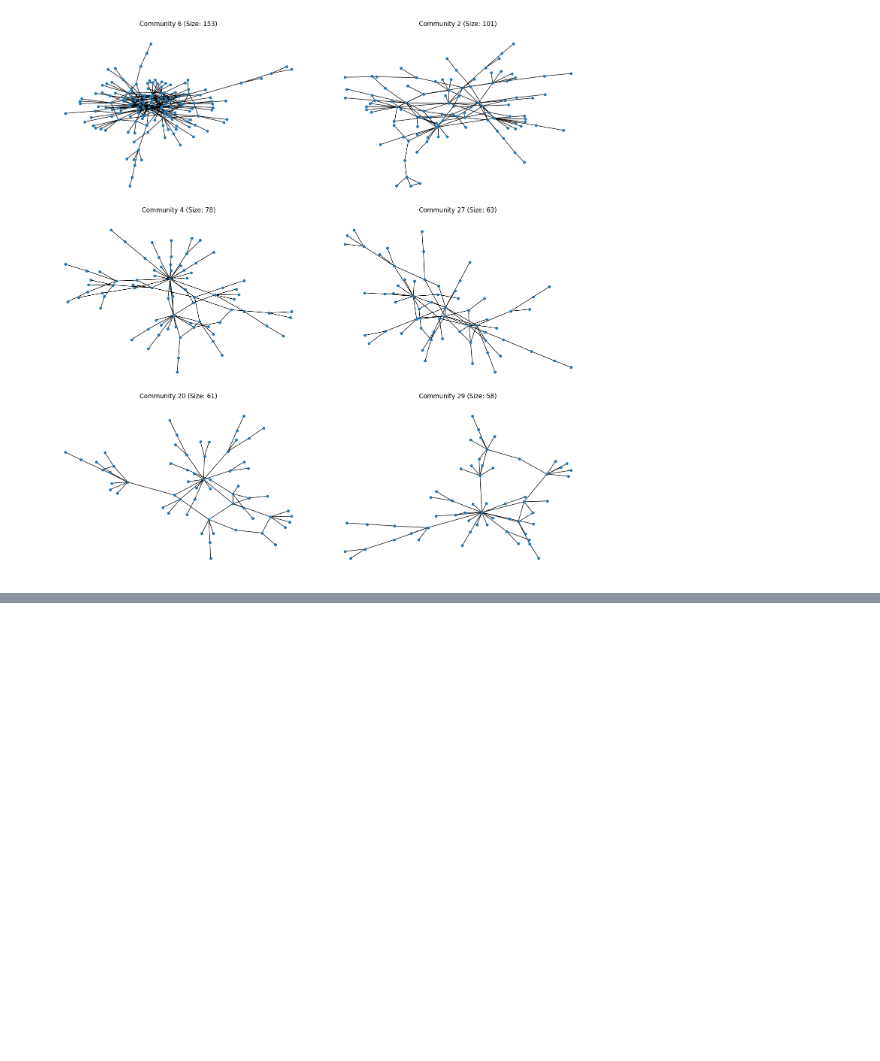
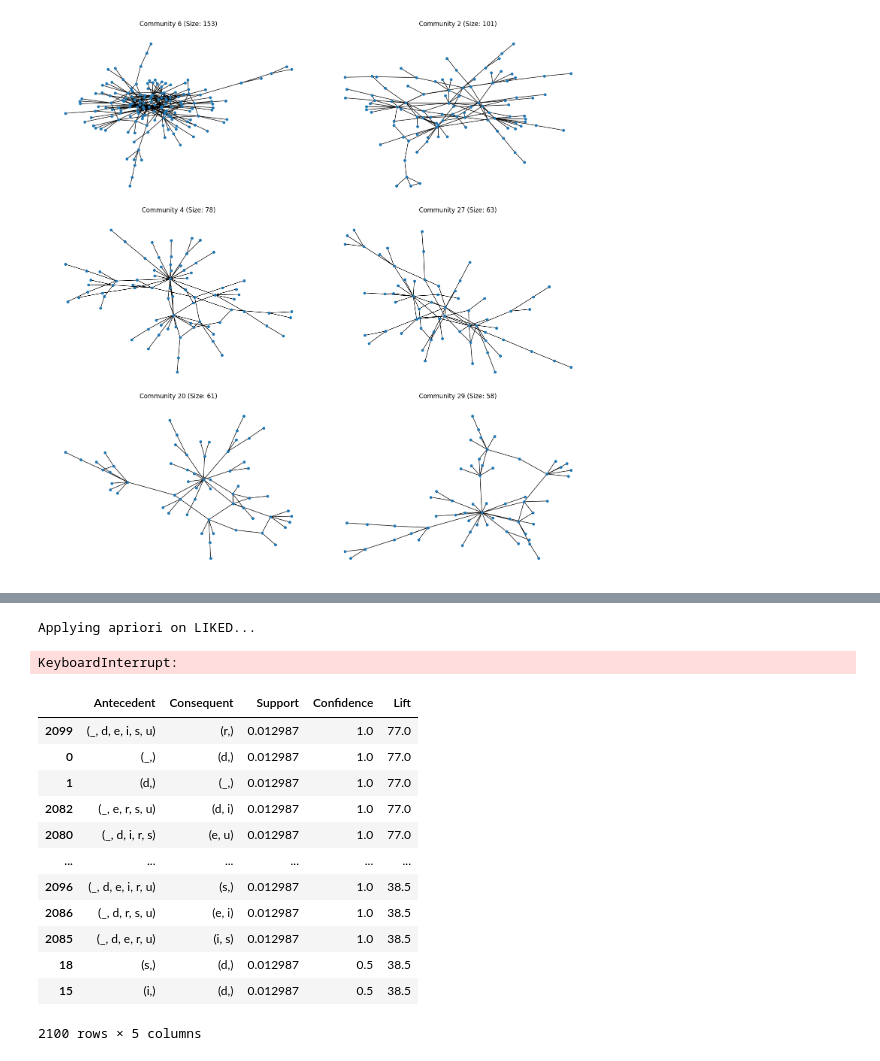
Before and after one commit to Cerlog/02807-project, a Jupyter notebook: merged.ipynb, the cells around one changed output, grey strips where cells are left out. Cells and saved outputs as stored; diff of their text form; code cells hidden in the pictures; blank space fills up the shorter version.

```diff
--- a/merged.ipynb
+++ b/merged.ipynb
@@ -336,0 +372,4 @@ plt.show()
+# %%
+baskets_liked = pd.read_parquet("data/processed/baskets_liked_ids.parquet")
+# %%
+community_6_baskets_liked = baskets_liked[baskets_liked['user_id'].isin(community_6)]
@@ -336,0 +474,32 @@ plt.show()
+# %%
+from apriori import apriori_triangular
+
+
+min_support = 0.01
+min_conf    = 0.3
+
+
+print("Applying apriori on LIKED...")
+frequent_liked = apriori_triangular(transaction, min_support)
+rules_liked    = generate_rules(frequent_liked, transaction, min_conf)
+df_rules_liked = pd.DataFrame(rules_liked).sort_values("Lift", ascending=False)
+df_rules_liked.to_csv("data/processed/apriori_results/rules_liked_community.csv", index=False)
+# %% [output]
+Applying apriori on LIKED...
+KeyboardInterrupt:
+# %%
+df_rules_liked
+# %% [output]
+|  | Antecedent | Consequent | Support | Confidence | Lift |
+| 2099 | (_, d, e, i, s, u) | (r,) | 0.012987 | 1.0 | 77.0 |
+| 0 | (_,) | (d,) | 0.012987 | 1.0 | 77.0 |
+| 1 | (d,) | (_,) | 0.012987 | 1.0 | 77.0 |
+| 2082 | (_, e, r, s, u) | (d, i) | 0.012987 | 1.0 | 77.0 |
+| 2080 | (_, d, i, r, s) | (e, u) | 0.012987 | 1.0 | 77.0 |
+| ... | ... | ... | ... | ... | ... |
+| 2096 | (_, d, e, i, r, u) | (s,) | 0.012987 | 1.0 | 38.5 |
+| 2086 | (_, d, r, s, u) | (e, i) | 0.012987 | 1.0 | 38.5 |
+| 2085 | (_, d, e, r, u) | (i, s) | 0.012987 | 1.0 | 38.5 |
+| 18 | (s,) | (d,) | 0.012987 | 0.5 | 38.5 |
+| 15 | (i,) | (d,) | 0.012987 | 0.5 | 38.5 |
+2100 rows × 5 columns
```
Also changed, not shown: parts of 16 cells of this notebook, 4 other files.
